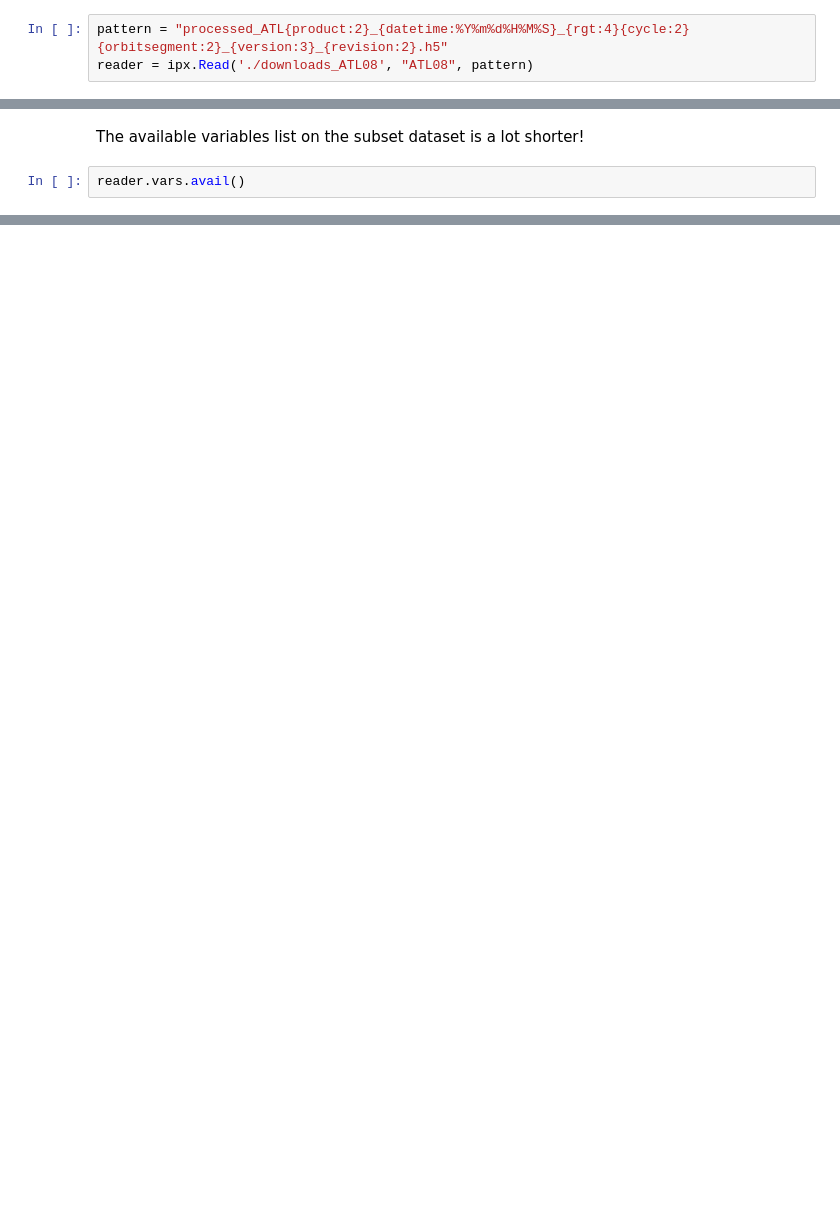
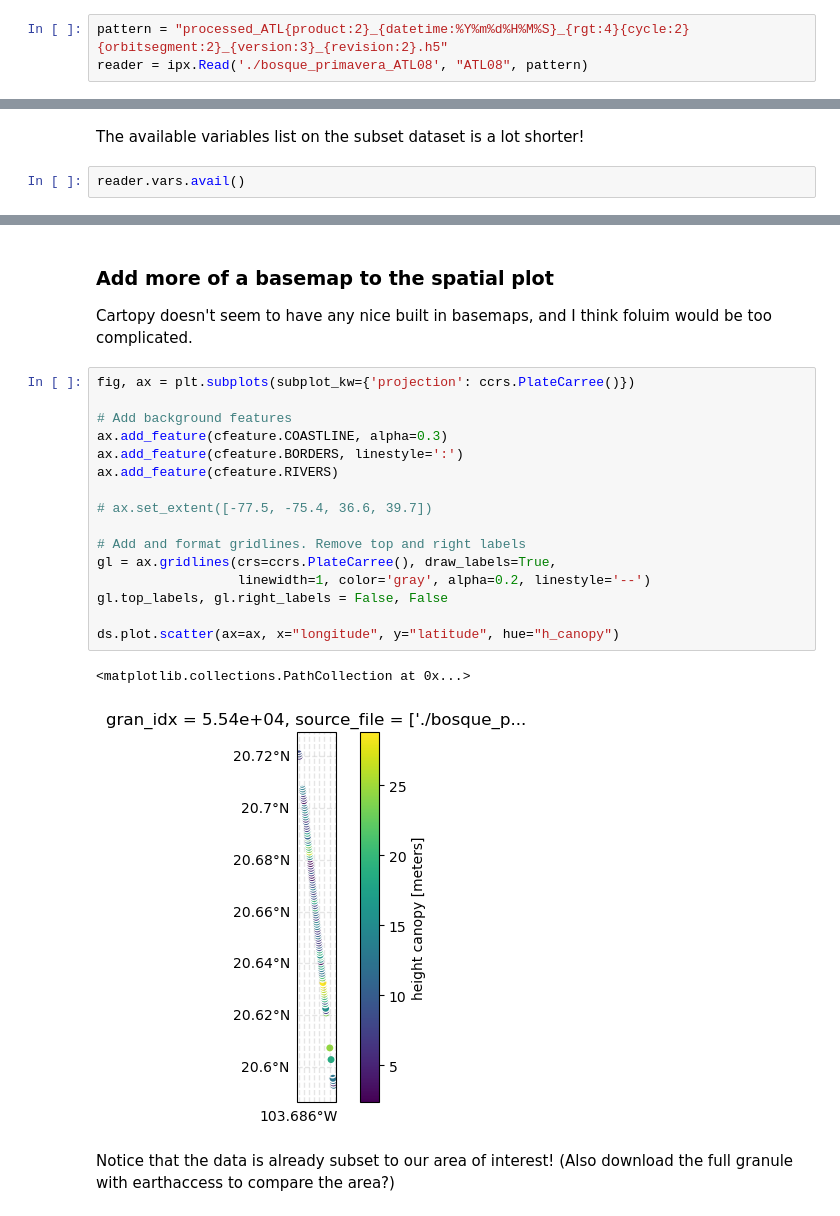
Before and after one commit to NASA-Openscapes/2023-ssc, a Jupyter notebook: tutorials/data-access/icepyx.ipynb, the cells around one changed output, grey strips where cells are left out. Drawn from its saved outputs; the diff is of its cells as text; blank space fills up the shorter version.

```diff
--- a/tutorials/data-access/icepyx.ipynb
+++ b/tutorials/data-access/icepyx.ipynb
@@ -66,7 +93,7 @@ To read a file with icepyx there are several steps:
 ### Create a `Read` object
 # %%
 pattern = "processed_ATL{product:2}_{datetime:%Y%m%d%H%M%S}_{rgt:4}{cycle:2}{orbitsegment:2}_{version:3}_{revision:2}.h5"
-reader = ipx.Read('./downloads_ATL08', "ATL08", pattern)
+reader = ipx.Read('./bosque_primavera_ATL08', "ATL08", pattern)
 # %% [output]
 You have 1 files matching the filename pattern to be read in.
 # %%
@@ -170,0 +245,25 @@ rgtmap
+# %% [markdown]
+### Add more of a basemap to the spatial plot
+
+Cartopy doesn't seem to have any nice built in basemaps, and I think foluim would be too complicated.
+# %%
+fig, ax = plt.subplots(subplot_kw={'projection': ccrs.PlateCarree()})
+
+# Add background features
+ax.add_feature(cfeature.COASTLINE, alpha=0.3)
+ax.add_feature(cfeature.BORDERS, linestyle=':')
+ax.add_feature(cfeature.RIVERS)
+
+# ax.set_extent([-77.5, -75.4, 36.6, 39.7])
+
+# Add and format gridlines. Remove top and right labels
+gl = ax.gridlines(crs=ccrs.PlateCarree(), draw_labels=True,
+                  linewidth=1, color='gray', alpha=0.2, linestyle='--')
+gl.top_labels, gl.right_labels = False, False
+
+ds.plot.scatter(ax=ax, x="longitude", y="latitude", hue="h_canopy")
+# %% [output]
+<matplotlib.collections.PathCollection at 0x...>
+[figure, added]
+# %% [markdown]
+Notice that the data is already subset to our area of interest! (Also download the full granule with earthaccess to compare the area?)
```
Also changed, not shown: parts of 52 cells of this notebook, 3 other files.
